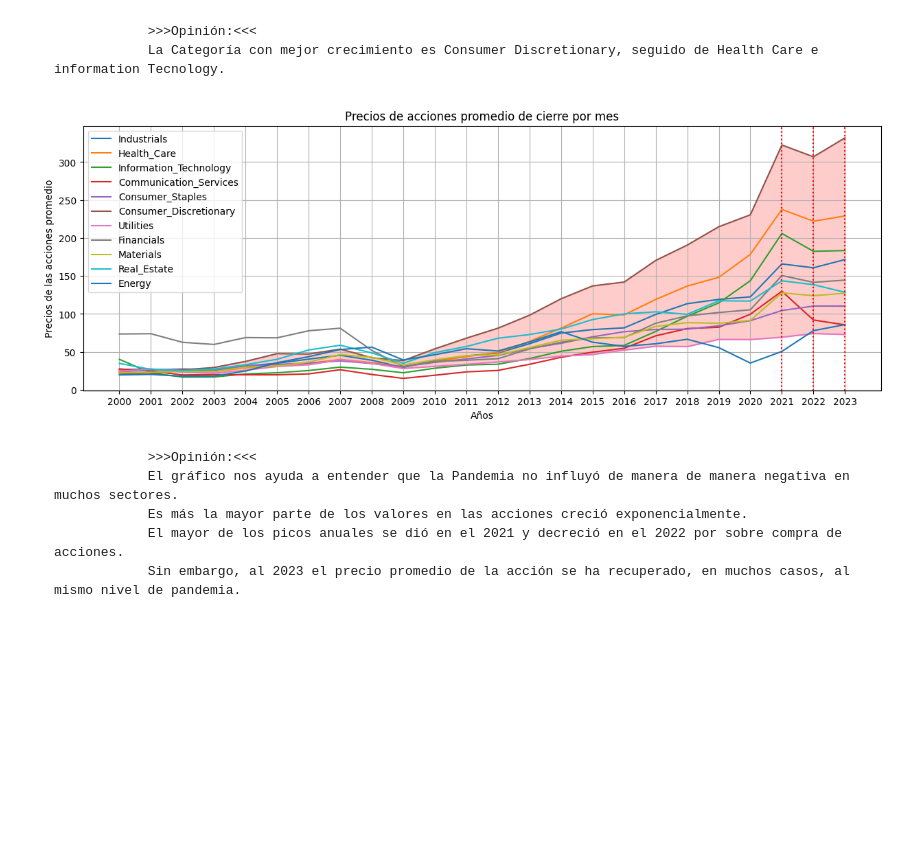
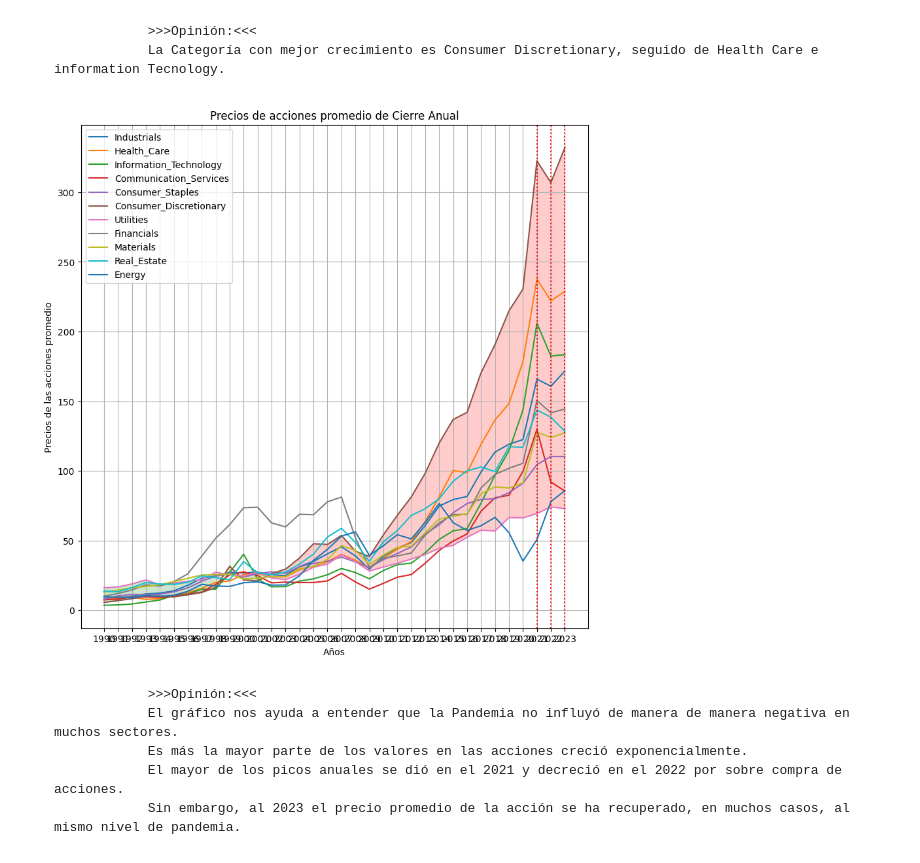
Before and after one commit to jamesllamo/SP500_Data_Analytics_Acciones, a Jupyter notebook: EDA de Índice Standard & Poor's 500 - SP500.ipynb, the cells around one changed output. Cells and saved outputs as stored; diff of their text form; code cells hidden in the pictures; blank space fills up the shorter version.

```diff
--- a/EDA de Índice Standard & Poor's 500 - SP500.ipynb
+++ b/EDA de Índice Standard & Poor's 500 - SP500.ipynb
@@ -33,7 +33,7 @@ today = datetime.today().date()                                             # ob
 today_pandas = pd.to_datetime(today)                                        # convertir la fecha en un objeto de fecha de Pandas
 hoy=today_pandas.strftime('%Y-%m-%d')                                       # imprimir la fecha de hoy en formato YYYY-MM-DD
 yf.pdr_override()                                                           # Esta función guarda toda la información
-data = pdr.get_data_yahoo(SP500_Symbol, start="2000-01-01", end=hoy)        # Scrapear la información y almacenar en un DataFrame
+data = pdr.get_data_yahoo(SP500_Symbol, start="1990-01-01", end=hoy)        # Scrapear la información y almacenar en un DataFrame
 # %% [output]
 [*********************100%***********************]  503 of 503 completed
 
@@ -304,39 +312,39 @@ y7 = data_close_promedio_anual['Utilities']
 y8 = data_close_promedio_anual['Financials']
 y9 = data_close_promedio_anual['Materials']
 y10 = data_close_promedio_anual['Real_Estate']
 y11 = data_close_promedio_anual['Energy']
 
 
 # Crear el gráfico
-fig, ax = plt.subplots(figsize=(15, 5))
+fig, ax = plt.subplots(figsize=(10, 10))
 ax.plot(x, y1, label='Industrials')
 ax.plot(x, y2, label='Health_Care')
 ax.plot(x, y3, label='Information_Technology')
 ax.plot(x, y4, label='Communication_Services')
 ax.plot(x, y5, label='Consumer_Staples')
 ax.plot(x, y6, label='Consumer_Discretionary')
 ax.plot(x, y7, label='Utilities')
 ax.plot(x, y8, label='Financials')
 ax.plot(x, y9, label='Materials')
 ax.plot(x, y10, label='Real_Estate')
 ax.plot(x, y11, label='Energy')
-ax.set_title('Precios de acciones promedio de cierre por mes')
+ax.set_title('Precios de acciones promedio de Cierre Anual')
 ax.set_xlabel('Años')
 ax.set_ylabel('Precios de las acciones promedio')
 ax.legend()
 
 # Personalizar la vista
 ax.grid()
-ax.axvline(x=21, color='red', linestyle=':', label='x=5')
-ax.axvline(x=22, color='red', linestyle=':', label='x=5')
-ax.axvline(x=23, color='red', linestyle=':', label='x=5')
+ax.axvline(x=31, color='red', linestyle=':', label='x=5')
+ax.axvline(x=32, color='red', linestyle=':', label='x=5')
+ax.axvline(x=33, color='red', linestyle=':', label='x=5')
 ax.fill_between(x, y7, y6, where=(y7 > y6), interpolate=True, alpha=0.2, color='green')
 ax.fill_between(x, y7, y6, where=(y7 < y6), interpolate=True, alpha=0.2, color='red')
 
 # Mostrar el gráfico
 plt.show()
 # %% [output]
-[figure, old version]
+[figure, new version]
 # %% [markdown]
                 >>>Opinión:<<<
                 El gráfico nos ayuda a entender que la Pandemia no influyó de manera de manera negativa en muchos sectores.
```
Also changed, not shown: parts of 24 cells of this notebook, 13 other files.
